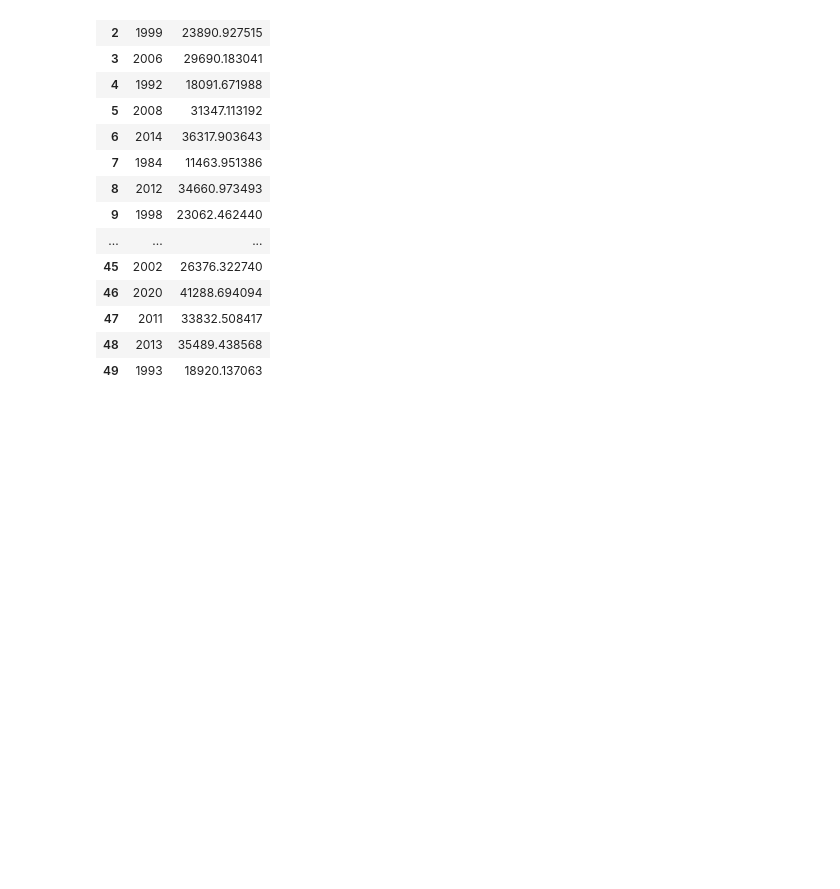
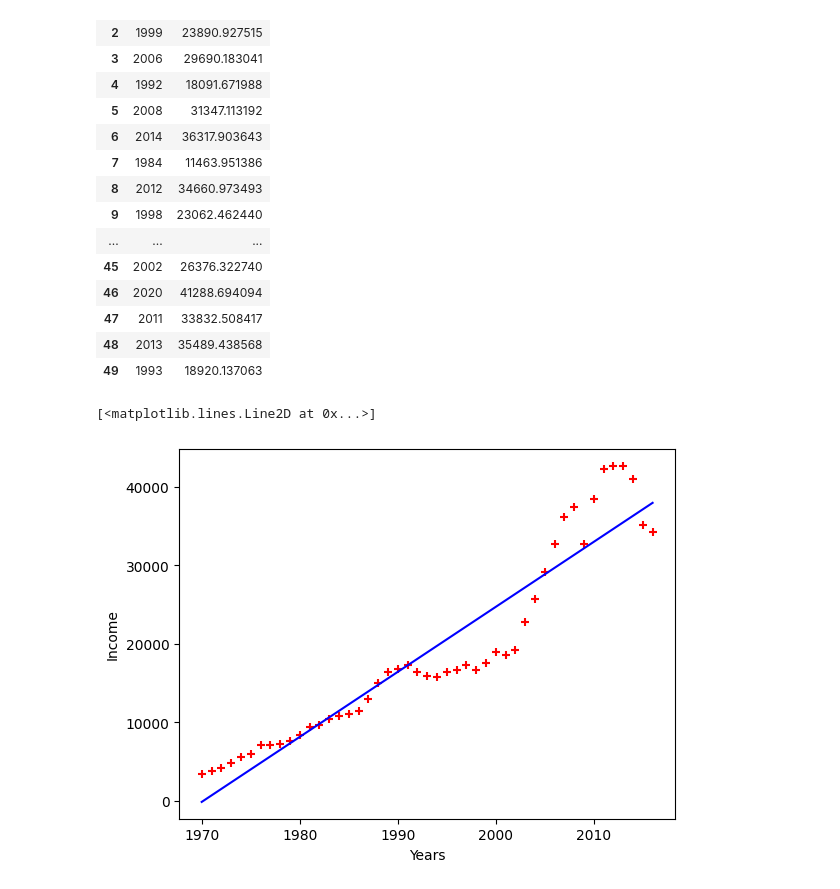
Before and after one commit to DnyaneshFuke/Python, a Jupyter notebook: Machine_Learning/Price_Pridiction_Model.ipynb, the cells around one changed output. Drawn from its saved outputs; the diff is of its cells as text; code cells hidden in the pictures; blank space fills up the shorter version.

```diff
--- a/Machine_Learning/Price_Pridiction_Model.ipynb
+++ b/Machine_Learning/Price_Pridiction_Model.ipynb
@@ -68,3 +64,13 @@ d
 | 49 | 1993 | 18920.137063 |
 # %%
 d.to_csv("Pridicted_Incomes.csv")
+# %%
+df=pd.read_csv("canada_per_capita_income.csv")
+%matplotlib inline
+plt.xlabel("Years")
+plt.ylabel("Income")
+plt.scatter(df.year,df.income ,color="red" ,marker="+")
+plt.plot(df.year,reg.predict(df[['year']]),color="blue")
+# %% [output]
+[<matplotlib.lines.Line2D at 0x...>]
+[figure, added]
```
Also changed, not shown: parts of 1 cell of this notebook.
